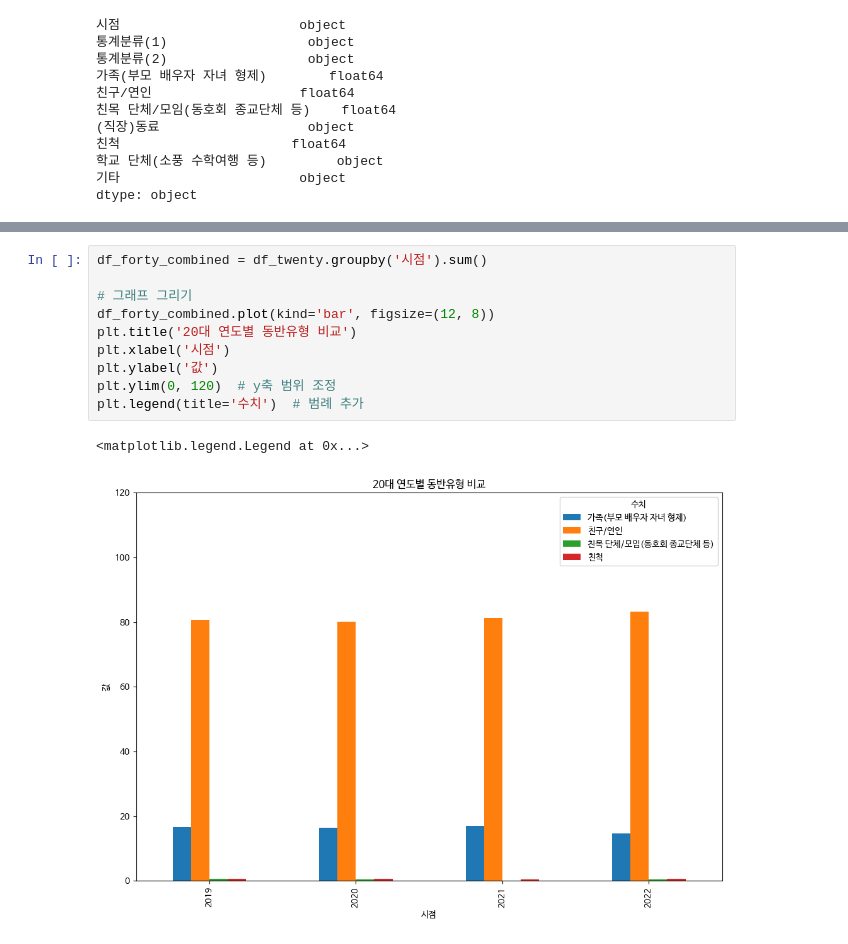
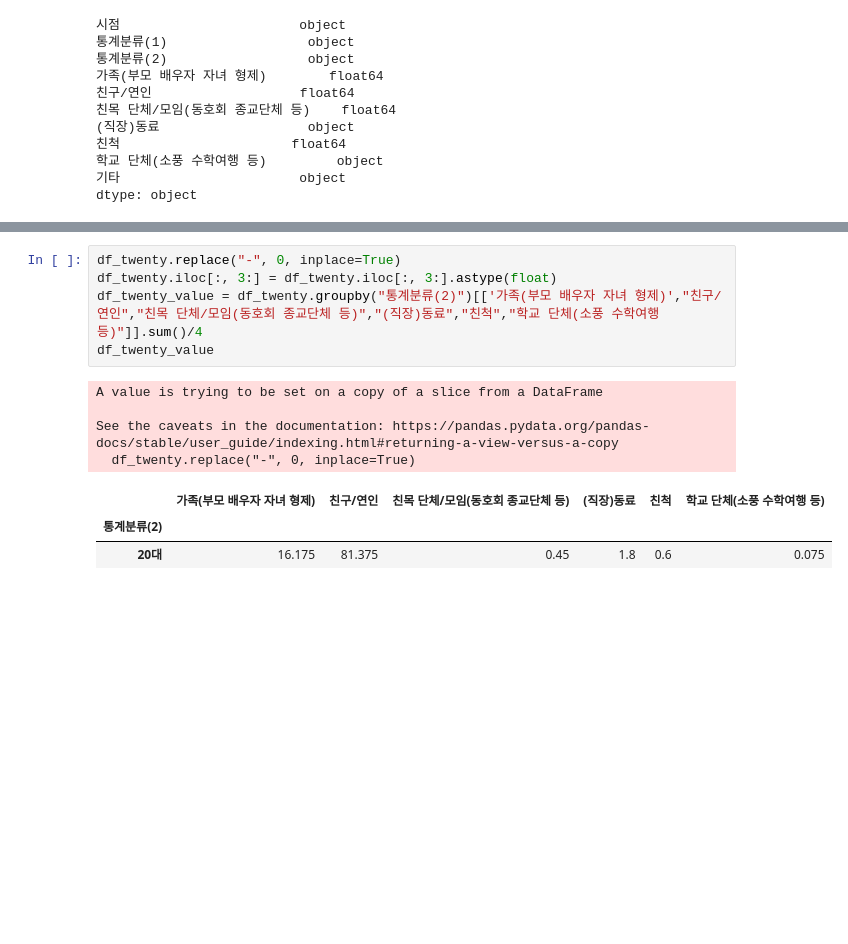
Before and after one commit to nohjuhyeon/AI_LKJ_hubs_fastapi, a Jupyter notebook: data_analysis/persona/sc_persona_result.ipynb, the cells around one changed output, grey strips where cells are left out. Cells and saved outputs as stored; diff of their text form; blank space fills up the shorter version.

```diff
--- a/data_analysis/persona/sc_persona_result.ipynb
+++ b/data_analysis/persona/sc_persona_result.ipynb
@@ -129,13 +93,13 @@ plt.legend(title='수치')  # 범례 추가
-# %%
-df_forty_combined = df_twenty.groupby('시점').sum()
-
-# 그래프 그리기
-df_forty_combined.plot(kind='bar', figsize=(12, 8))
-plt.title('20대 연도별 동반유형 비교')
-plt.xlabel('시점')
-plt.ylabel('값')
-plt.ylim(0, 120)  # y축 범위 조정
-plt.legend(title='수치')  # 범례 추가
-# %% [output]
-<matplotlib.legend.Legend at 0x...>
-[figure, removed]
+# %%
+df_twenty.replace("-", 0, inplace=True)
+df_twenty.iloc[:, 3:] = df_twenty.iloc[:, 3:].astype(float)
+df_twenty_value = df_twenty.groupby("통계분류(2)")[['가족(부모 배우자 자녀 형제)',"친구/연인","친목 단체/모임(동호회 종교단체 등)","(직장)동료","친척","학교 단체(소풍 수학여행 등)"]].sum()/4
+df_twenty_value
+# %% [output]
+A value is trying to be set on a copy of a slice from a DataFrame
+
+See the caveats in the documentation: https://pandas.pydata.org/pandas-docs/stable/user_guide/indexing.html#returning-a-view-versus-a-copy
+  df_twenty.replace("-", 0, inplace=True)
+|  | 가족(부모 배우자 자녀 형제) | 친구/연인 | 친목 단체/모임(동호회 종교단체 등) | (직장)동료 | 친척 | 학교 단체(소풍 수학여행 등) |
+| 통계분류(2) |  |  |  |  |  |  |
+| 20대 | 16.175 | 81.375 | 0.45 | 1.8 | 0.6 | 0.075 |
```
Also changed, not shown: parts of 14 cells of this notebook.
